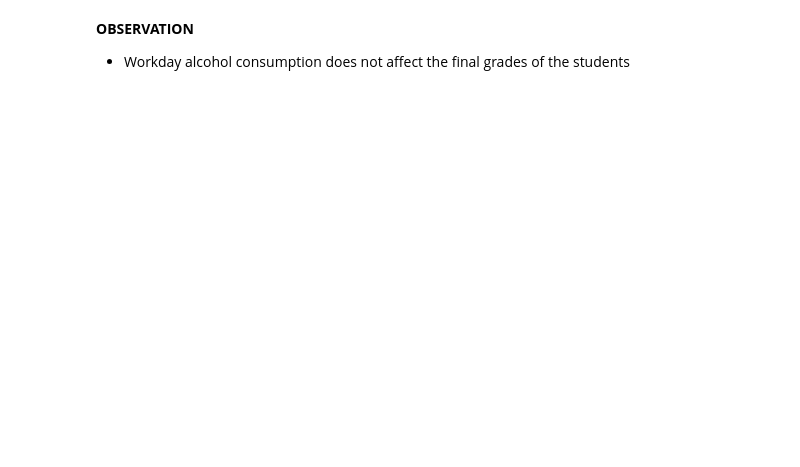
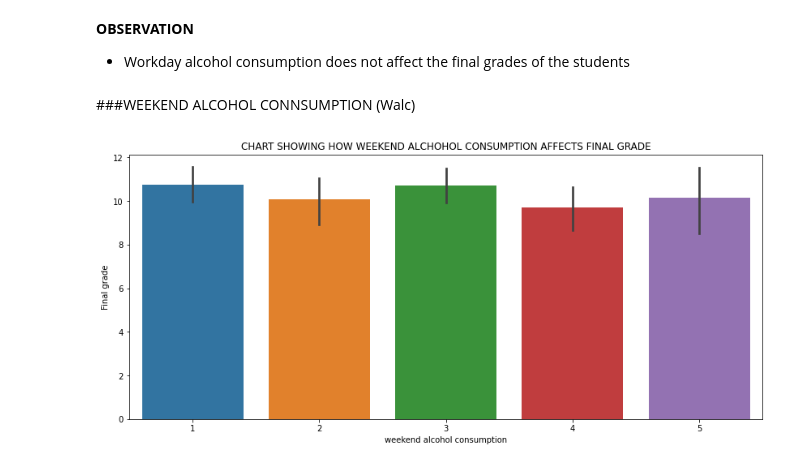
Before and after one commit to devchoplife/Students-grades, a Jupyter notebook: portuguese_students_grade_analysis.ipynb, the cells around one changed output. Cells and saved outputs as stored; diff of their text form; code cells hidden in the pictures; blank space fills up the shorter version.

```diff
--- a/portuguese_students_grade_analysis.ipynb
+++ b/portuguese_students_grade_analysis.ipynb
@@ -837,3 +837,14 @@ plt.show()
 **OBSERVATION**
 
 * Workday alcohol consumption does not affect the final grades of the students
+# %% [markdown]
+###WEEKEND ALCOHOL CONNSUMPTION (Walc)
+# %%
+plt.figure(figsize = (14, 6))
+sns.barplot('Walc', 'G3', data = grades)
+plt.title("CHART SHOWING HOW WEEKEND ALCHOHOL CONSUMPTION AFFECTS FINAL GRADE")
+plt.xlabel("weekend alcohol consumption")
+plt.ylabel("Final grade")
+plt.show()
+# %% [output]
+[figure, added]
```
Also changed, not shown: parts of 11 cells of this notebook.
